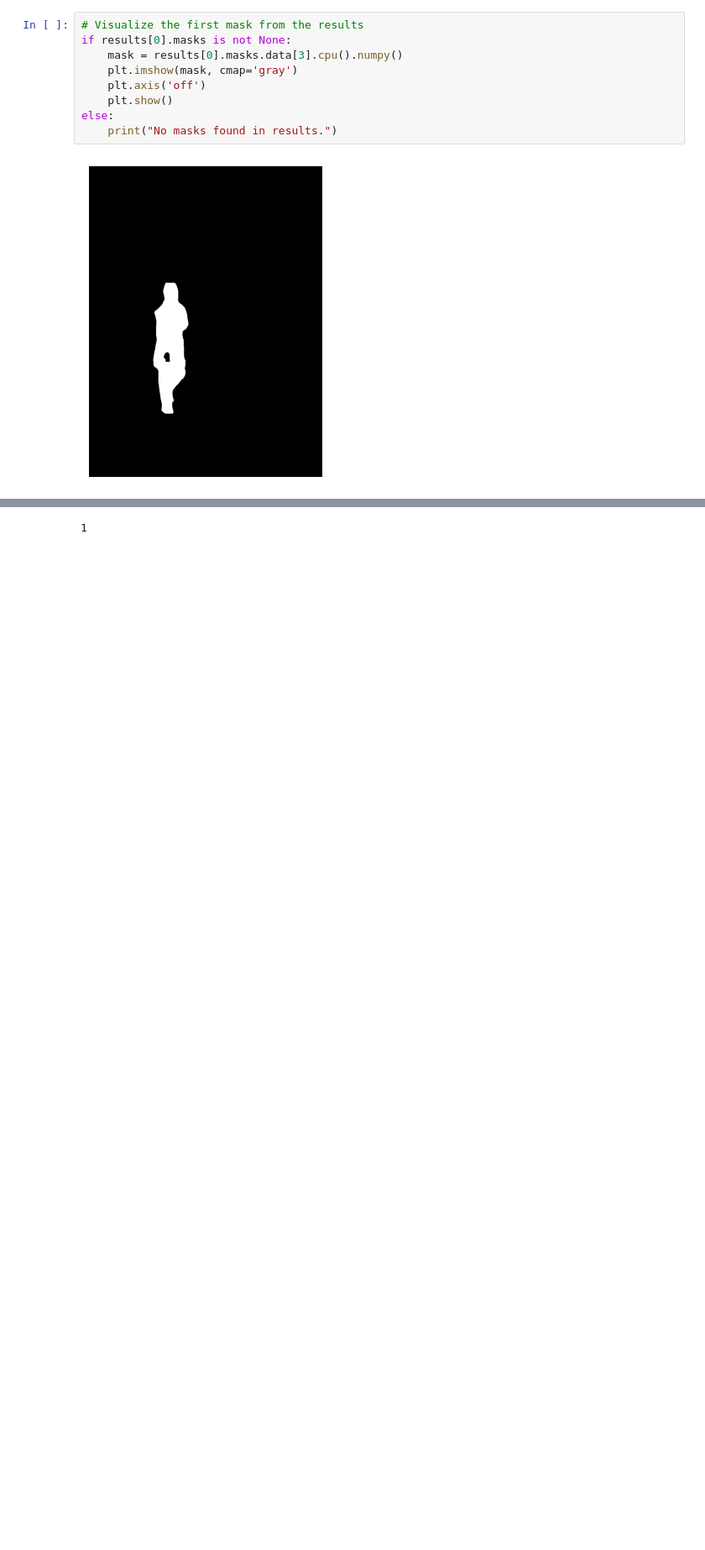
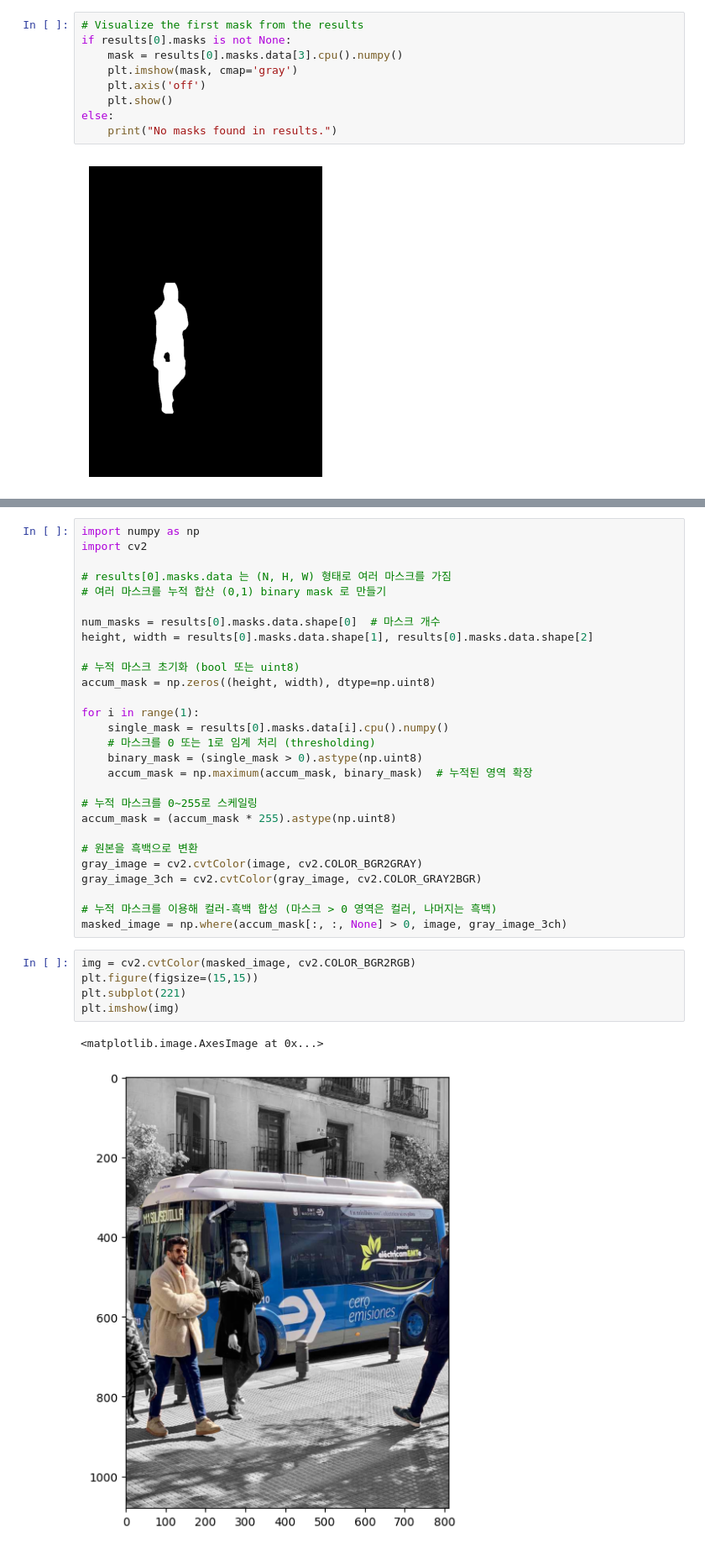
Before and after one commit to AR384/python_server, a Jupyter notebook: mini_project/traing.ipynb, the cells around one changed output, grey strips where cells are left out. Shown at 84% size. Cells and saved outputs as stored; diff of their text form; blank space fills up the shorter version.

```diff
--- a/mini_project/traing.ipynb
+++ b/mini_project/traing.ipynb
@@ -196,3 +207,36 @@ plt.show()
+# %%
+import numpy as np
+import cv2
+
+# results[0].masks.data 는 (N, H, W) 형태로 여러 마스크를 가짐
+# 여러 마스크를 누적 합산 (0,1) binary mask 로 만들기
+
+num_masks = results[0].masks.data.shape[0]  # 마스크 개수
+height, width = results[0].masks.data.shape[1], results[0].masks.data.shape[2]
+
+# 누적 마스크 초기화 (bool 또는 uint8)
+accum_mask = np.zeros((height, width), dtype=np.uint8)
+
+for i in range(1):
+    single_mask = results[0].masks.data[i].cpu().numpy()
+    # 마스크를 0 또는 1로 임계 처리 (thresholding)
+    binary_mask = (single_mask > 0).astype(np.uint8)
+    accum_mask = np.maximum(accum_mask, binary_mask)  # 누적된 영역 확장
+
+# 누적 마스크를 0~255로 스케일링
+accum_mask = (accum_mask * 255).astype(np.uint8)
+
+# 원본을 흑백으로 변환
+gray_image = cv2.cvtColor(image, cv2.COLOR_BGR2GRAY)
+gray_image_3ch = cv2.cvtColor(gray_image, cv2.COLOR_GRAY2BGR)
+
+# 누적 마스크를 이용해 컬러-흑백 합성 (마스크 > 0 영역은 컬러, 나머지는 흑백)
+masked_image = np.where(accum_mask[:, :, None] > 0, image, gray_image_3ch)
 # %%
+img = cv2.cvtColor(masked_image, cv2.COLOR_BGR2RGB)
+plt.figure(figsize=(15,15))
+plt.subplot(221)
+plt.imshow(img)
 # %% [output]
-1
+<matplotlib.image.AxesImage at 0x...>
+[figure, added]
```
Also changed, not shown: parts of 8 cells of this notebook, 8 other files.
